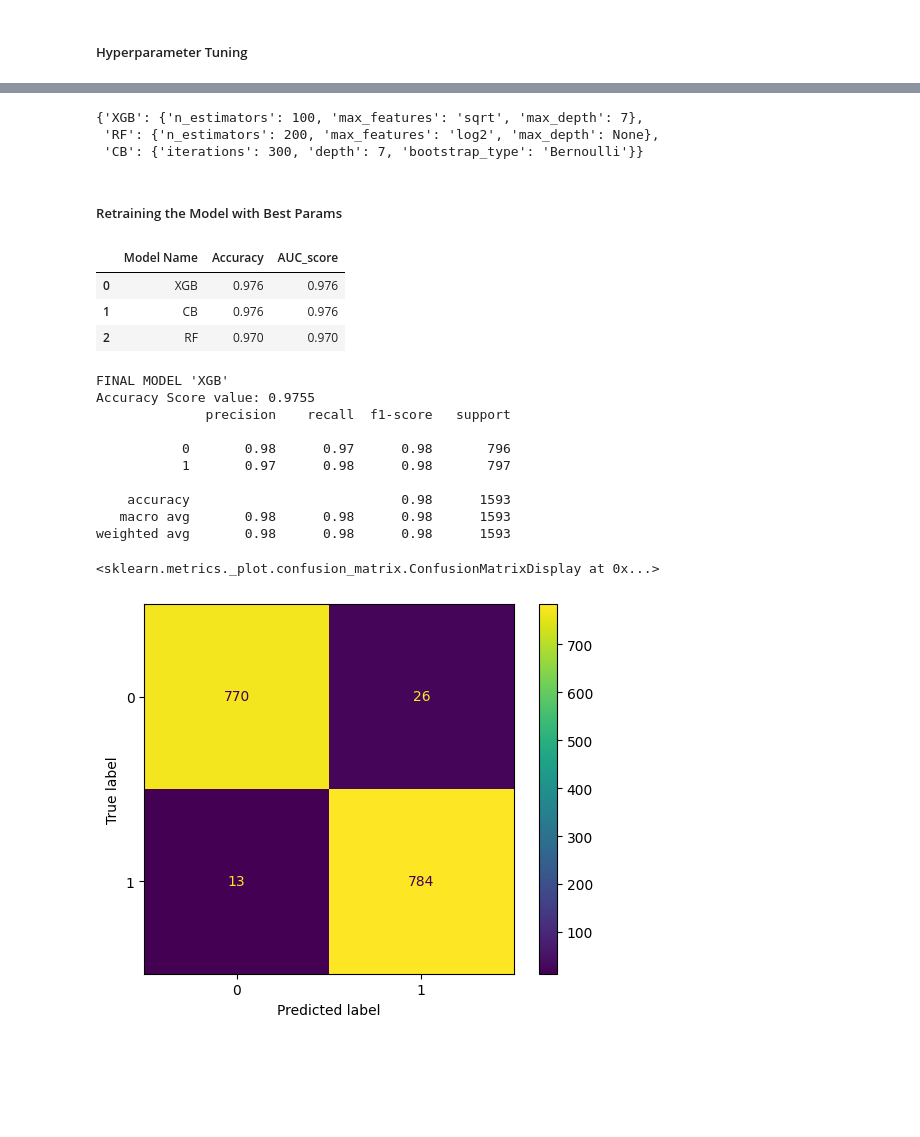
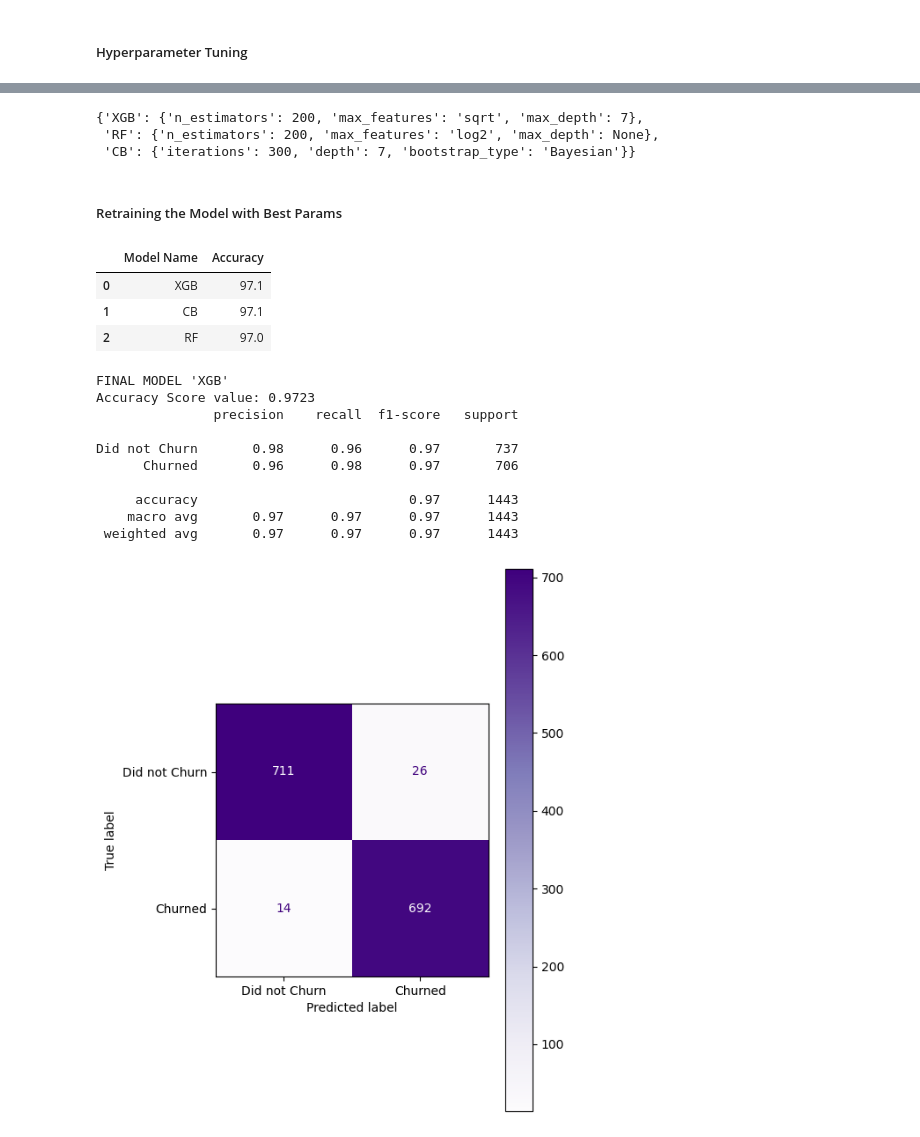
Before and after one commit to Kazeem-Bello/customer_chun, a Jupyter notebook: main.ipynb, the cells around one changed output, grey strips where cells are left out. Drawn from its saved outputs; the diff is of its cells as text; code cells hidden in the pictures; blank space fills up the shorter version.

```diff
--- a/main.ipynb
+++ b/main.ipynb
@@ -679,3 +720,3 @@ preprocessor = ColumnTransformer([("transformer", tranform_pipeline, transform_c
 # %%
-x_pro = preprocessor.fit_transform(x)
+x_profs = preprocessorfs.fit_transform(x_fs)
 # %%
@@ -701,6 +746,6 @@ plt.show()
 # %%
 # there is a class imbalance in the target variable, to deal with this I used the SMOTE algorithm to balance the distribution
-sm = SMOTE(random_state=42, k_neighbors = 2) # The object is created
-x_res, y_res = sm.fit_resample(x_pro, y) # The object is applied
+smfs = SMOTE(random_state=42, k_neighbors = 2) # The object is created
+x_resfs, y_resfs = smfs.fit_resample(x_profs, y_fs) # The object is applied
 # %%
 # creating a dataframe for the balanced data
@@ -728,5 +777,5 @@ plt.show()
 # %% [markdown]
 ##### Model Training
 # %%
-x_train, x_test, y_train, y_test = train_test_split(x_res, y_res, random_state = 42, test_size = 0.3)
+x_trainfs, x_testfs, y_trainfs, y_testfs = train_test_split(x_resfs, y_resfs, random_state = 42, test_size = 0.3)
 # %%
@@ -858,9 +820,9 @@ for model_name in model_param:
 # %%
-model_param
+model_paramfs
 # %% [output]
-{'XGB': {'n_estimators': 100, 'max_features': 'sqrt', 'max_depth': 7},
+{'XGB': {'n_estimators': 200, 'max_features': 'sqrt', 'max_depth': 7},
  'RF': {'n_estimators': 200, 'max_features': 'log2', 'max_depth': None},
- 'CB': {'iterations': 300, 'depth': 7, 'bootstrap_type': 'Bernoulli'}}
+ 'CB': {'iterations': 300, 'depth': 7, 'bootstrap_type': 'Bayesian'}}
 # %% [markdown]
 ##### Retraining the Model with Best Params
 # %%
@@ -874,33 +836,33 @@ best_models = model_evaluation(x_res, y_res, tuned_models)
 # %%
-best_models
+best_modelsfs
 # %% [output]
-|  | Model Name | Accuracy | AUC_score |
-| 0 | XGB | 0.976 | 0.976 |
-| 1 | CB | 0.976 | 0.976 |
-| 2 | RF | 0.970 | 0.970 |
+|  | Model Name | Accuracy |
+| 0 | XGB | 97.1 |
+| 1 | CB | 97.1 |
+| 2 | RF | 97.0 |
 # %%
-best_model = XGBClassifier(**model_param['XGB'], verbose = 0)
-best_model = best_model.fit(x_train, y_train)
-y_pred = best_model.predict(x_test)
-score = accuracy_score(y_test, y_pred)
-cr = classification_report(y_test, y_pred)
+best_modelfs = XGBClassifier(**model_paramfs['XGB'], verbose = 0)
+best_modelfs = best_model.fit(x_trainfs, y_trainfs)
+y_predfs = best_model.predict(x_testfs)
+scorefs = accuracy_score(y_testfs, y_predfs)
+crfs = classification_report(y_testfs, y_predfs, target_names = target_names)
 
 print("FINAL MODEL 'XGB'")
-print ("Accuracy Score value: {:.4f}".format(score))
-print (cr)
+print ("Accuracy Score value: {:.4f}".format(scorefs))
+print (crfs)
 # %% [output]
 FINAL MODEL 'XGB'
-Accuracy Score value: 0.9755
-              precision    recall  f1-score   support
+Accuracy Score value: 0.9723
+               precision    recall  f1-score   support
 
-           0       0.98      0.97      0.98       796
-           1       0.97      0.98      0.98       797
+Did not Churn       0.98      0.96      0.97       737
+      Churned       0.96      0.98      0.97       706
 
-    accuracy                           0.98      1593
-   macro avg       0.98      0.98      0.98      1593
-weighted avg       0.98      0.98      0.98      1593
+     accuracy                           0.97      1443
+    macro avg       0.97      0.97      0.97      1443
+ weighted avg       0.97      0.97      0.97      1443
 # %%
-ConfusionMatrixDisplay.from_estimator(best_model, x_test, y_test)
+con = ConfusionMatrixDisplay.from_estimator(best_modelfs, x_testfs, y_testfs, display_labels = target_names, cmap = "Purples")
+con.figure_.set_size_inches(5, 8)
 # %% [output]
-<sklearn.metrics._plot.confusion_matrix.ConfusionMatrixDisplay at 0x...>
-[figure, old version]
+[figure, new version]
```
Also changed, not shown: parts of 74 cells of this notebook, 5 other files.
